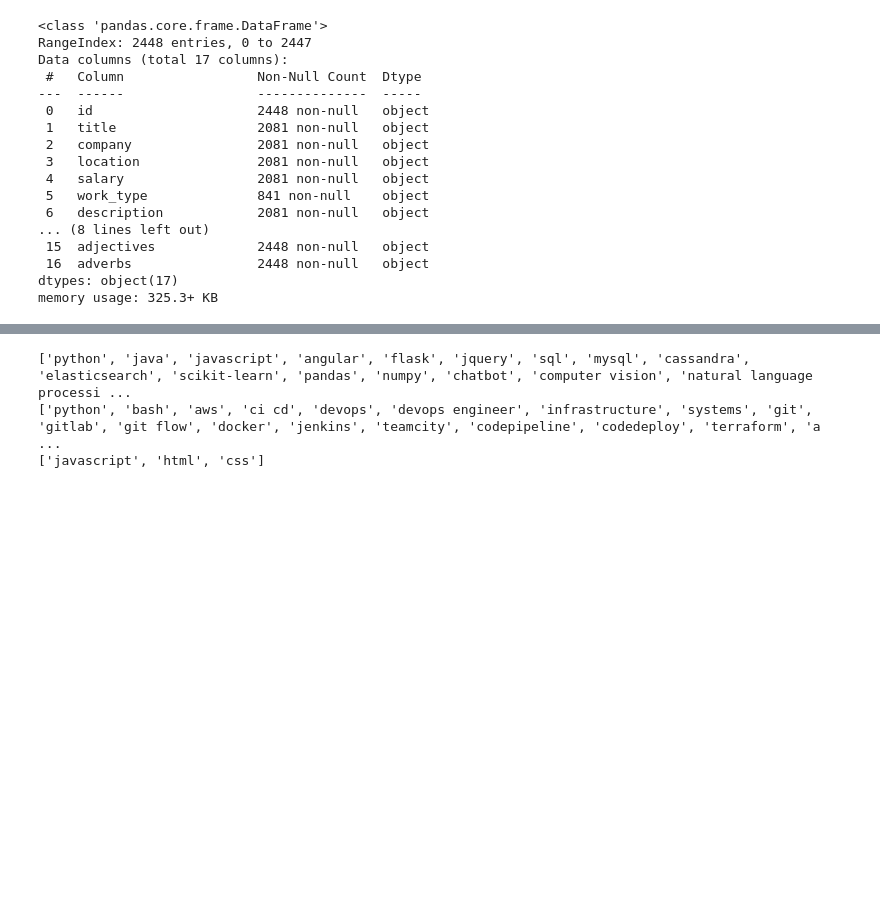
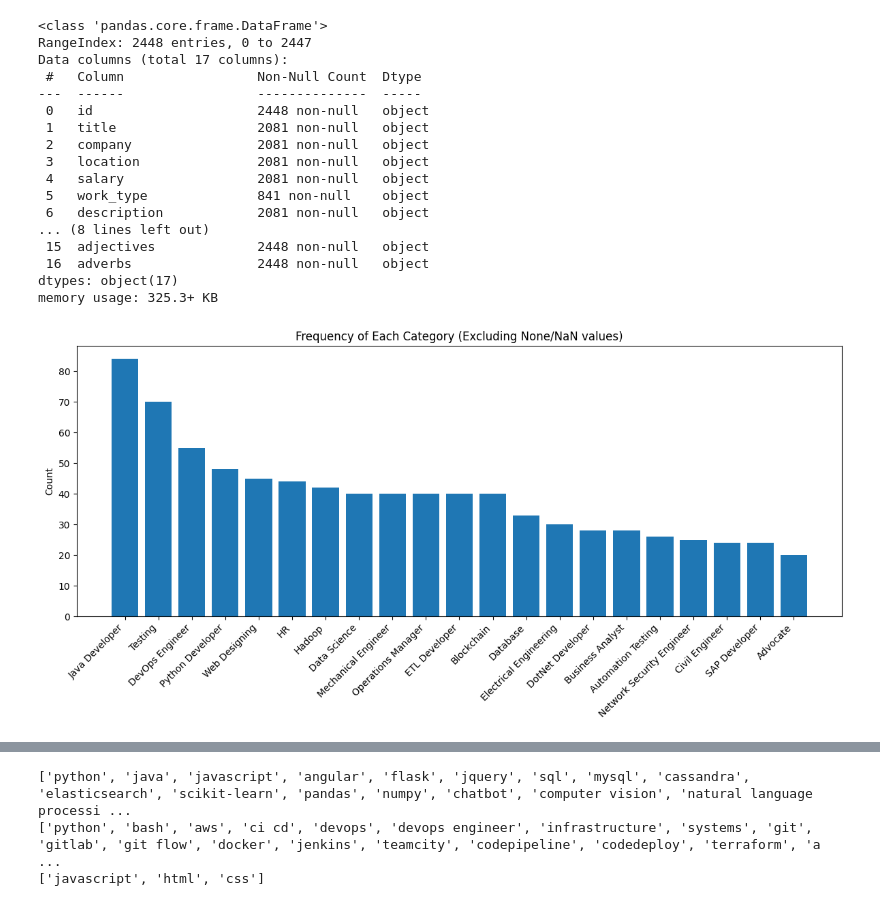
Before and after one commit to KAkhoa12/crawn_data_it, a Jupyter notebook: progress/ipynb/progess_data_CR.ipynb, the cells around one changed output, grey strips where cells are left out. Cells and saved outputs as stored; diff of their text form; code cells hidden in the pictures; blank space fills up the shorter version.

```diff
--- a/progress/ipynb/progess_data_CR.ipynb
+++ b/progress/ipynb/progess_data_CR.ipynb
@@ -66,6 +85,27 @@ Data columns (total 17 columns):
  16  adverbs                2448 non-null   object
 dtypes: object(17)
 memory usage: 325.3+ KB
+# %%
+import pandas as pd
+import matplotlib.pyplot as plt
+
+# Loại bỏ các dòng có giá trị None/NaN trong cột 'category'
+df_filtered = df_cr.dropna(subset=['Category'])
+
+# Tính toán tần suất chỉ trên các dòng có giá trị hợp lệ
+freq = df_filtered['Category'].value_counts().rename_axis('Category').reset_index(name='Count')
+
+
+# Tạo biểu đồ cột
+plt.figure(figsize=(12, 6))
+plt.bar(freq['Category'], freq['Count'])
+plt.xticks(rotation=45, ha='right')
+plt.ylabel('Count')
+plt.title('Frequency of Each Category (Excluding None/NaN values)')
+plt.tight_layout()
+plt.show()
+# %% [output]
+[figure, added]
 # %%
 columns_drop = ['work_type','language','company','location','salary','description','requirements']
 df_jd.drop(columns_drop, axis=1, inplace=True)
```
Also changed, not shown: parts of 5 cells of this notebook, 19 other files.
